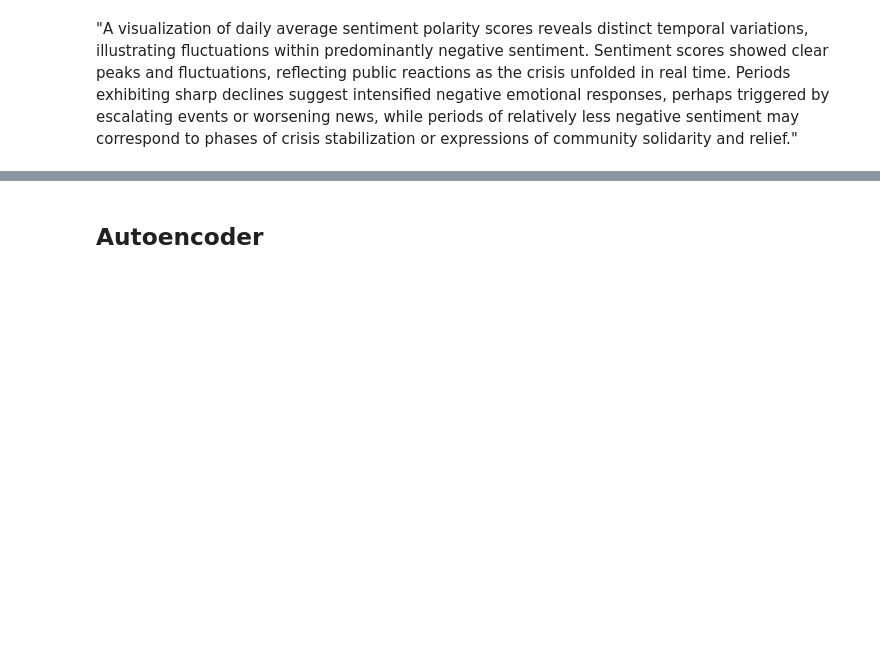
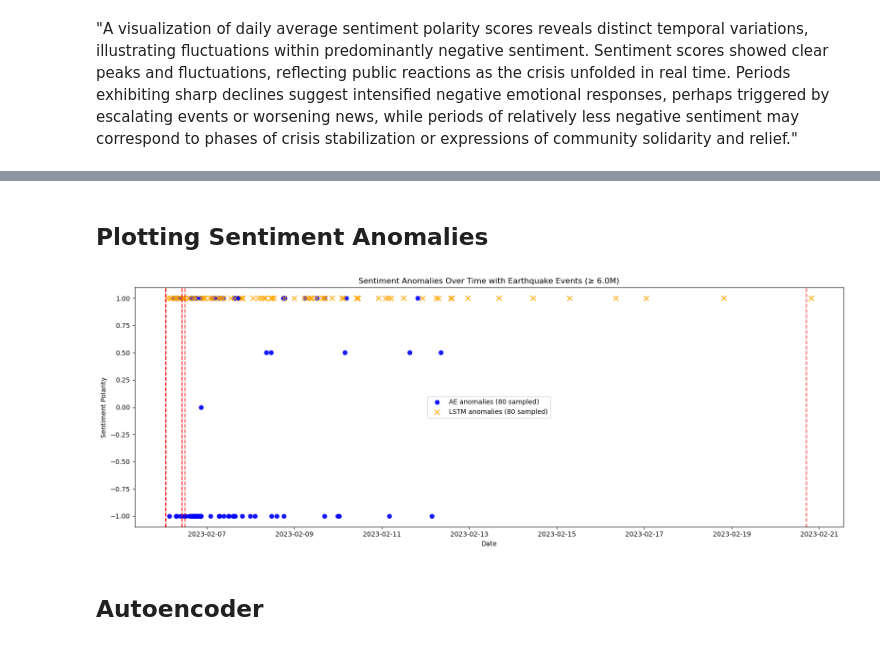
Before and after one commit to bugoverdose/dl-twitter-crisis, a Jupyter notebook: anomaly_detection_local.ipynb, the cells around one changed output, grey strips where cells are left out. Drawn from its saved outputs; the diff is of its cells as text; code cells hidden in the pictures; blank space fills up the shorter version.

Commit message:
feat: added anomalies over time, removed deprecated notebook

```diff
--- a/anomaly_detection_local.ipynb
+++ b/anomaly_detection_local.ipynb
@@ -668,0 +673,2 @@ plt.show()
+# %% [markdown]
+## Plotting Sentiment Anomalies
@@ -669,3 +708,71 @@ plt.show()
+# %%
+
+import matplotlib.pyplot as plt
+
+df_sorted = df.sort_values("date").reset_index(drop=True)
+
+ae_anom_df = df_sorted[df_sorted["autoencoder_is_anomaly"] == True]
+lstm_anom_df = df_sorted[df_sorted["lstm_is_anomaly"] == True]
+
+ae_sample = proportional_sample(ae_anom_df, total_samples=80, date_col="date")
+lstm_sample = proportional_sample(lstm_anom_df, total_samples=80, date_col="date")
+
+
+# -----------------------
+# 2. Define earthquake events (>= 6.0 magnitude) and convert to datetime
+# -----------------------
+
+eq_times = {
+    "M7.8": "2023-02-06 01:17",
+    "M6.7": "2023-02-06 01:28",
+    "M7.7": "2023-02-06 10:24",
+    "M6.0": "2023-02-06 10:26",
+    "M6.0 (noon)": "2023-02-06 12:02",
+    "M6.3": "2023-02-20 17:04"
+}
+eq_times = {label: pd.to_datetime(ts) for label, ts in eq_times.items()}
+
+
+plt.figure(figsize=(16, 6))
+
+
+# Plot AE anomalies
+plt.scatter(
+    ae_sample["date"],
+    ae_sample["sentiment_polarity"],
+    color="blue",
+    marker="o",
+    s=40,
+    alpha=0.9,
+    label="AE anomalies (80 sampled)"
+)
+
+# Plot LSTM anomalies
+plt.scatter(
+    lstm_sample["date"],
+    lstm_sample["sentiment_polarity"],
+    color="orange",
+    marker="x",
+    s=60,
+    alpha=0.9,
+    label="LSTM anomalies (80 sampled)"
+)
+
+# -----------------------
+# Earthquake vertical lines
+# -----------------------
+for label, ts in eq_times.items():
+    plt.axvline(ts, color="red", linestyle="--", linewidth=1.5, alpha=0.7)
+
+
+plt.xlabel("Date")
+plt.ylabel("Sentiment Polarity")
+plt.title("Sentiment Anomalies Over Time with Earthquake Events (≥ 6.0M)")
+plt.legend()
+plt.tight_layout()
+plt.show()
+# %% [output]
+[figure, added]
 # %% [markdown]
 ## Autoencoder
 # %%
```
Also changed, not shown: parts of 7 cells of this notebook, 1 other file.
